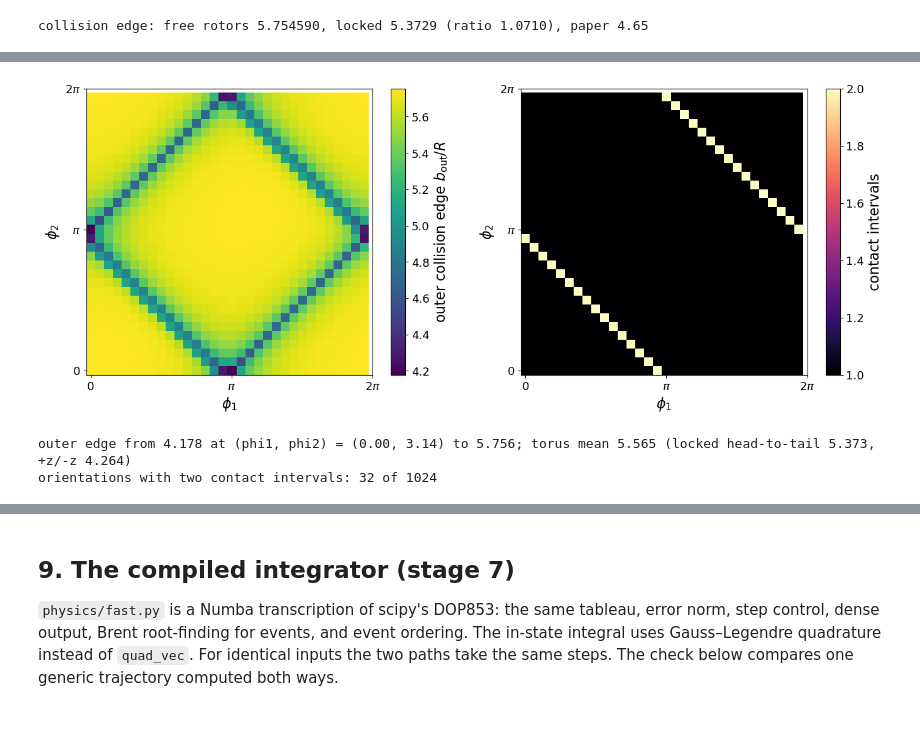
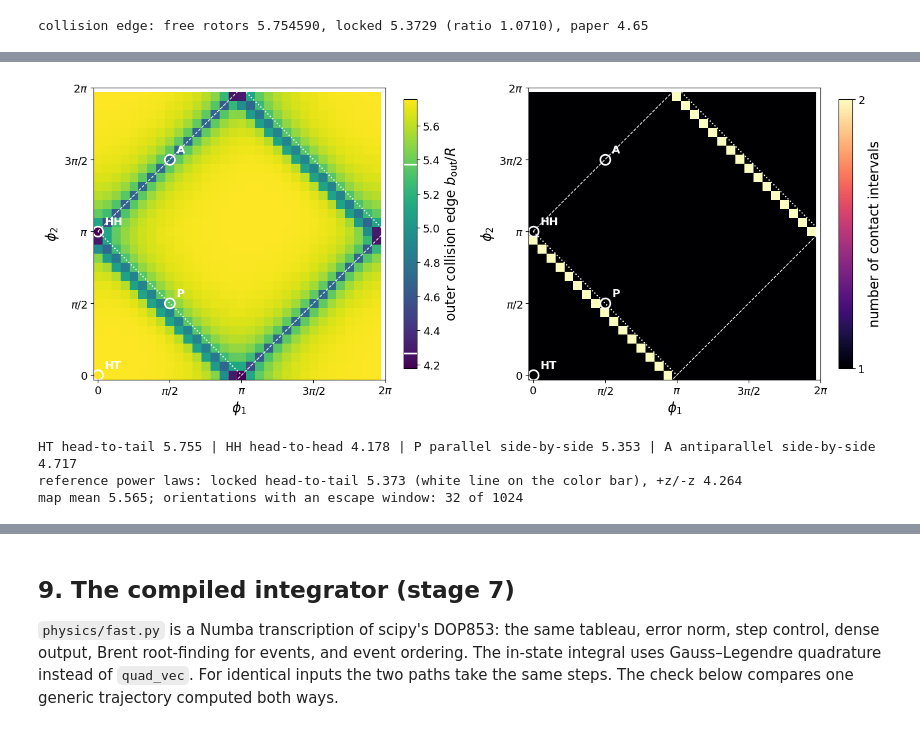
Before and after one commit to seanbartz/magnetOrbits, a Jupyter notebook: notebooks/progress_summary.ipynb, the cells around one changed output, grey strips where cells are left out. Drawn from its saved outputs; the diff is of its cells as text; code cells hidden in the pictures.

```diff
--- a/notebooks/progress_summary.ipynb
+++ b/notebooks/progress_summary.ipynb
@@ -545,25 +614,43 @@ The method assumes one transition per scan cell; those refinement checks are wha
 # %%
 ref = np.load(ROOT / "tests" / "reference" / "map_torus32.npz")
 n = len(ref["phi"]); step = 2 * np.pi / n
 extent = (-step / 2, 2 * np.pi - step / 2, -step / 2, 2 * np.pi - step / 2)
-ticks, labels = [0, np.pi, 2 * np.pi], ["0", r"$\pi$", r"$2\pi$"]
+ticks = [0, np.pi / 2, np.pi, 3 * np.pi / 2, 2 * np.pi]
+labels = ["0", r"$\pi/2$", r"$\pi$", r"$3\pi/2$", r"$2\pi$"]
+named = {"HT": (0.0, 0.0), "HH": (0.0, np.pi), "P": (np.pi / 2, np.pi / 2), "A": (np.pi / 2, 3 * np.pi / 2)}
 
-fig, axes = plt.subplots(1, 2, figsize=(14, 5.5))
+fig, axes = plt.subplots(1, 2, figsize=(14.5, 6))
 for ax, key, label, cmap in [(axes[0], "outer_edge", r"outer collision edge $b_{\rm out}/R$", "viridis"),
-                             (axes[1], "n_intervals", "contact intervals", "magma")]:
+                             (axes[1], "n_intervals", "number of contact intervals", "magma")]:
     im = ax.imshow(ref[key].T, origin="lower", extent=extent, cmap=cmap, interpolation="nearest")
-    fig.colorbar(im, ax=ax, label=label)
+    cb = fig.colorbar(im, ax=ax, label=label, shrink=0.85)
+    if key == "outer_edge":
+        for value, text in [(central.capture_impact_parameter(E_PAPER, 2.0), "locked"),
+                            (central.capture_impact_parameter(E_PAPER, 1.0), "+z/-z")]:
+            if value > np.nanmin(ref[key]):
+                cb.ax.axhline(value, color="w", lw=2)
+    else:
+        cb.set_ticks([1, 2])
+    for name, (p1, p2) in named.items():
+        ax.plot(p1, p2, "o", ms=12, mfc="none", mec="w", mew=2)
+        ax.text(p1 + 0.15, p2 + 0.15, name, color="w", fontsize=13, fontweight="bold")
+    ax.plot([0, 2 * np.pi], [np.pi, 3 * np.pi], "w--", lw=1); ax.plot([0, 2 * np.pi], [-np.pi, np.pi], "w--", lw=1)
+    ax.plot([0, np.pi], [np.pi, 0], "w:", lw=1.5); ax.plot([np.pi, 2 * np.pi], [2 * np.pi, np.pi], "w:", lw=1.5)
+    ax.set_xlim(extent[:2]); ax.set_ylim(extent[2:])
     ax.set_xticks(ticks); ax.set_xticklabels(labels); ax.set_yticks(ticks); ax.set_yticklabels(labels)
     ax.set_xlabel(r"$\phi_1$"); ax.set_ylabel(r"$\phi_2$")
 fig.tight_layout(); plt.show()
-outer = ref["outer_edge"]
-i_min, j_min = np.unravel_index(np.nanargmin(outer), outer.shape)
-print(f"outer edge from {np.nanmin(outer):.3f} at (phi1, phi2) = ({ref['phi'][i_min]:.2f}, {ref['phi'][j_min]:.2f}) "
-      f"to {np.nanmax(outer):.3f}; torus mean {np.nanmean(outer):.3f} "
-      f"(locked head-to-tail {central.capture_impact_parameter(E_PAPER, 2.0):.3f}, "
-      f"+z/-z {central.capture_impact_parameter(E_PAPER, 1.0):.3f})")
-print(f"orientations with two contact intervals: {(ref['n_intervals'] == 2).sum()} of {n * n}")
+
+def edge(p1, p2):
+    return ref["outer_edge"][int(round(p1 / step)) % n, int(round(p2 / step)) % n]
+print("HT head-to-tail {:.3f} | HH head-to-head {:.3f} | P parallel side-by-side {:.3f} | "
+      "A antiparallel side-by-side {:.3f}".format(*(edge(*named[k]) for k in ["HT", "HH", "P", "A"])))
+print(f"reference power laws: locked head-to-tail {central.capture_impact_parameter(E_PAPER, 2.0):.3f} "
+      f"(white line on the color bar), +z/-z {central.capture_impact_parameter(E_PAPER, 1.0):.3f}")
+print(f"map mean {np.nanmean(ref['outer_edge']):.3f}; orientations with an escape window: "
+      f"{int((ref['n_intervals'] == 2).sum())} of {n * n}")
 # %% [output]
-[figure, old version]
+[figure, new version]
-outer edge from 4.178 at (phi1, phi2) = (0.00, 3.14) to 5.756; torus mean 5.565 (locked head-to-tail 5.373, +z/-z 4.264)
-orientations with two contact intervals: 32 of 1024
+HT head-to-tail 5.755 | HH head-to-head 4.178 | P parallel side-by-side 5.353 | A antiparallel side-by-side 4.717
+reference power laws: locked head-to-tail 5.373 (white line on the color bar), +z/-z 4.264
+map mean 5.565; orientations with an escape window: 32 of 1024
```
Also changed, not shown: parts of 12 cells of this notebook, 1 other file.
